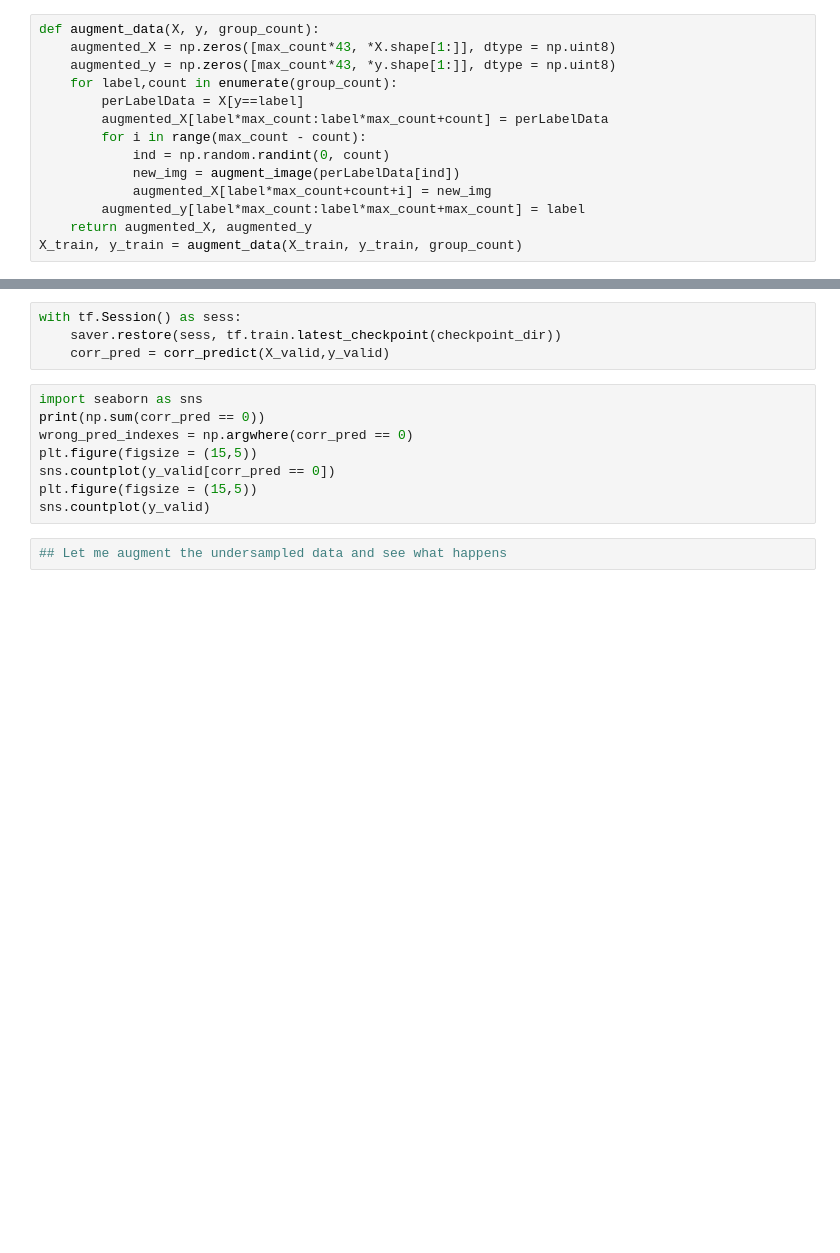
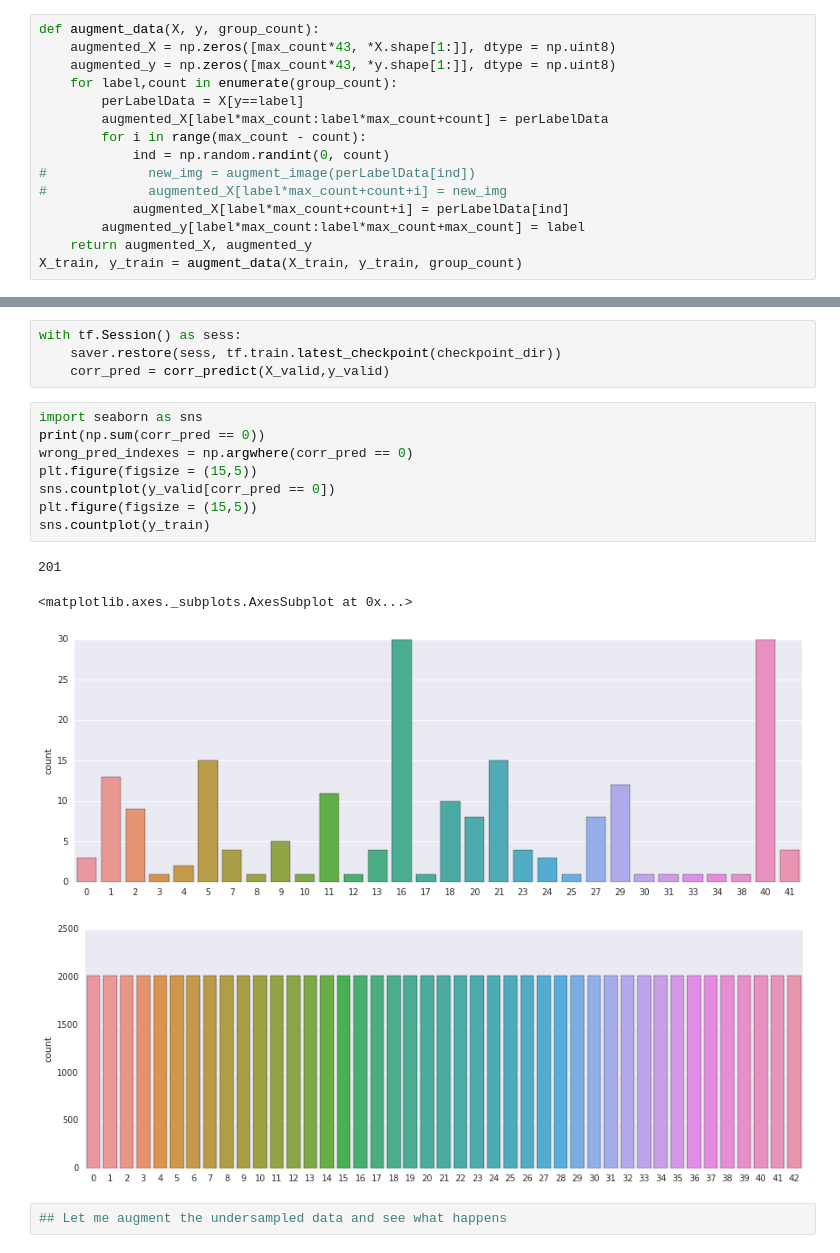
Before and after one commit to patricksu/CarND-Traffic-Sign-Classifier-Project, a Jupyter notebook: LeNetV5.ipynb, the cells around one changed output, grey strips where cells are left out. Drawn from its saved outputs; the diff is of its cells as text; blank space fills up the shorter version.

```diff
--- a/LeNetV5.ipynb
+++ b/LeNetV5.ipynb
@@ -101,8 +101,9 @@ def augment_data(X, y, group_count):
         augmented_X[label*max_count:label*max_count+count] = perLabelData
         for i in range(max_count - count):
             ind = np.random.randint(0, count)
-            new_img = augment_image(perLabelData[ind])
-            augmented_X[label*max_count+count+i] = new_img
+#             new_img = augment_image(perLabelData[ind])
+#             augmented_X[label*max_count+count+i] = new_img
+            augmented_X[label*max_count+count+i] = perLabelData[ind]
         augmented_y[label*max_count:label*max_count+max_count] = label
     return augmented_X, augmented_y
 X_train, y_train = augment_data(X_train, y_train, group_count)
@@ -433,10 +438,15 @@ with tf.Session() as sess:
 # %%
 import seaborn as sns
 print(np.sum(corr_pred == 0))
 wrong_pred_indexes = np.argwhere(corr_pred == 0)
 plt.figure(figsize = (15,5))
 sns.countplot(y_valid[corr_pred == 0])
 plt.figure(figsize = (15,5))
-sns.countplot(y_valid)
+sns.countplot(y_train)
+# %% [output]
+201
+<matplotlib.axes._subplots.AxesSubplot at 0x...>
+[figure, added]
+[figure, added]
 # %%
 ## Let me augment the undersampled data and see what happens
```
Also changed, not shown: parts of 3 cells of this notebook, 6 other files.
